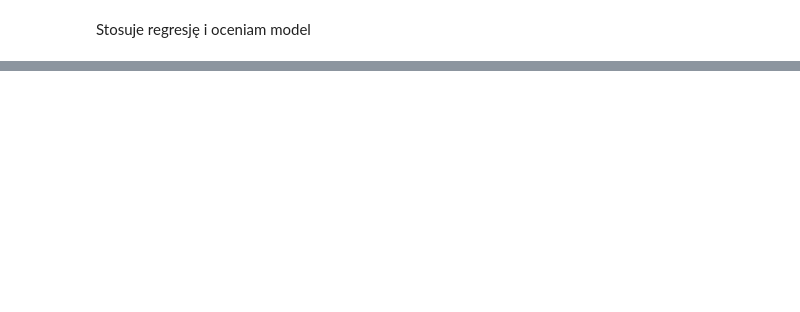
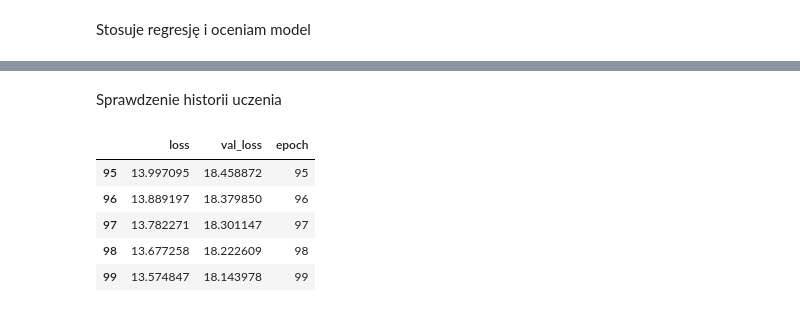
Before and after one commit to WojPpl/RegressionAndSvm, a Jupyter notebook: facebook.ipynb, the cells around one changed output, grey strips where cells are left out. Cells and saved outputs as stored; diff of their text form; code cells hidden in the pictures; blank space fills up the shorter version.

```diff
--- a/facebook.ipynb
+++ b/facebook.ipynb
@@ -155,0 +251,5 @@ lin_reg.score(facebook_data_train.like.values.reshape(-1, 1), facebook_data_trai
+# %%
+likes = np.array(train_features['like'])
+
+likes_normalizer = preprocessing.Normalization(input_shape=[1,])
+likes_normalizer.adapt(likes)
@@ -155,0 +258,7 @@ lin_reg.score(facebook_data_train.like.values.reshape(-1, 1), facebook_data_trai
+# %%
+likes_model = tf.keras.Sequential([
+    likes_normalizer,
+    layers.Dense(units=1)
+])
+
+likes_model.summary()
@@ -155,0 +311,13 @@ lin_reg.score(facebook_data_train.like.values.reshape(-1, 1), facebook_data_trai
+# %% [markdown]
+Sprawdzenie historii uczenia
+# %%
+hist = pd.DataFrame(history.history)
+hist['epoch'] = history.epoch
+hist.tail()
+# %% [output]
+|  | loss | val_loss | epoch |
+| 95 | 13.997095 | 18.458872 | 95 |
+| 96 | 13.889197 | 18.379850 | 96 |
+| 97 | 13.782271 | 18.301147 | 97 |
+| 98 | 13.677258 | 18.222609 | 98 |
+| 99 | 13.574847 | 18.143978 | 99 |
```
Also changed, not shown: parts of 35 cells of this notebook.
